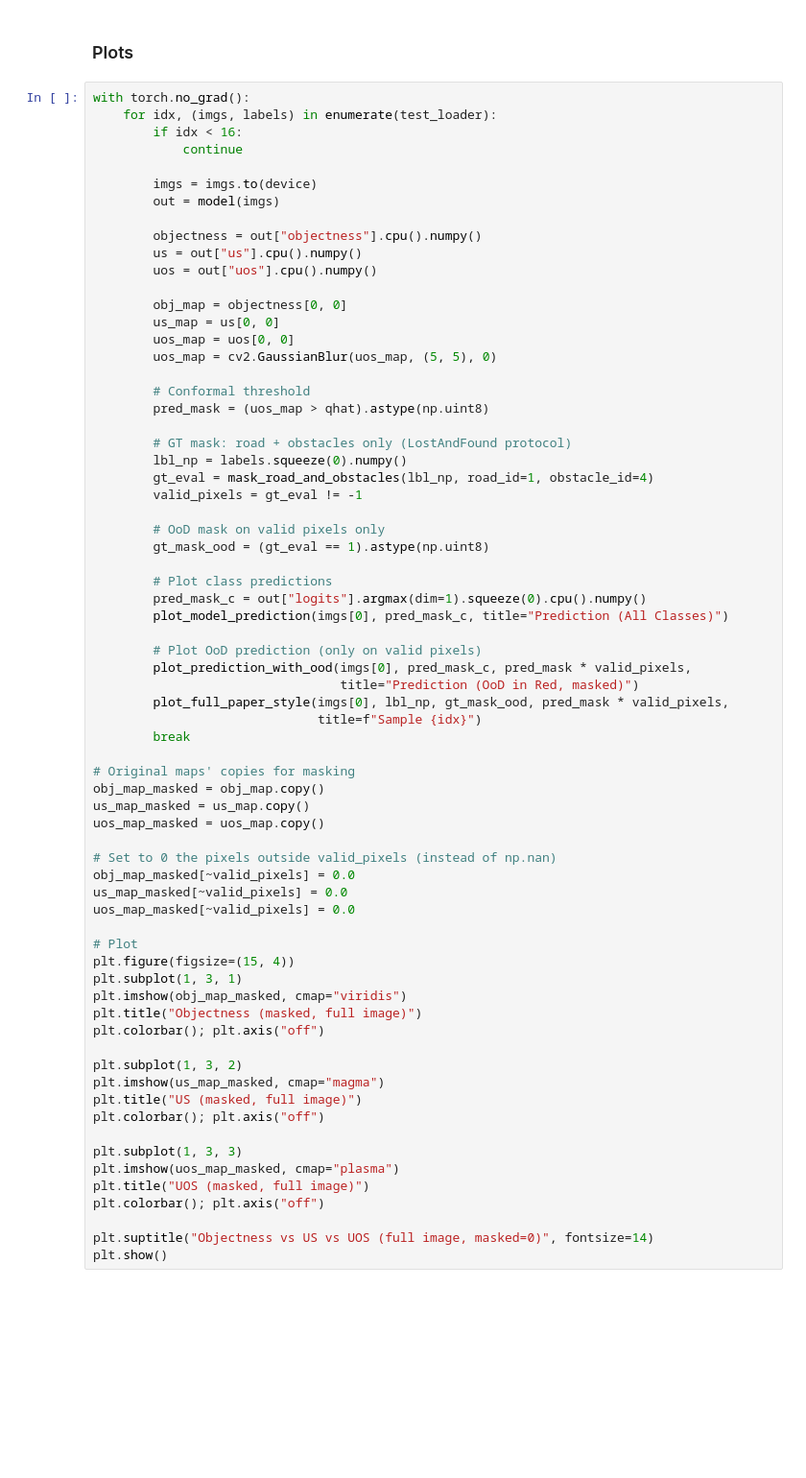
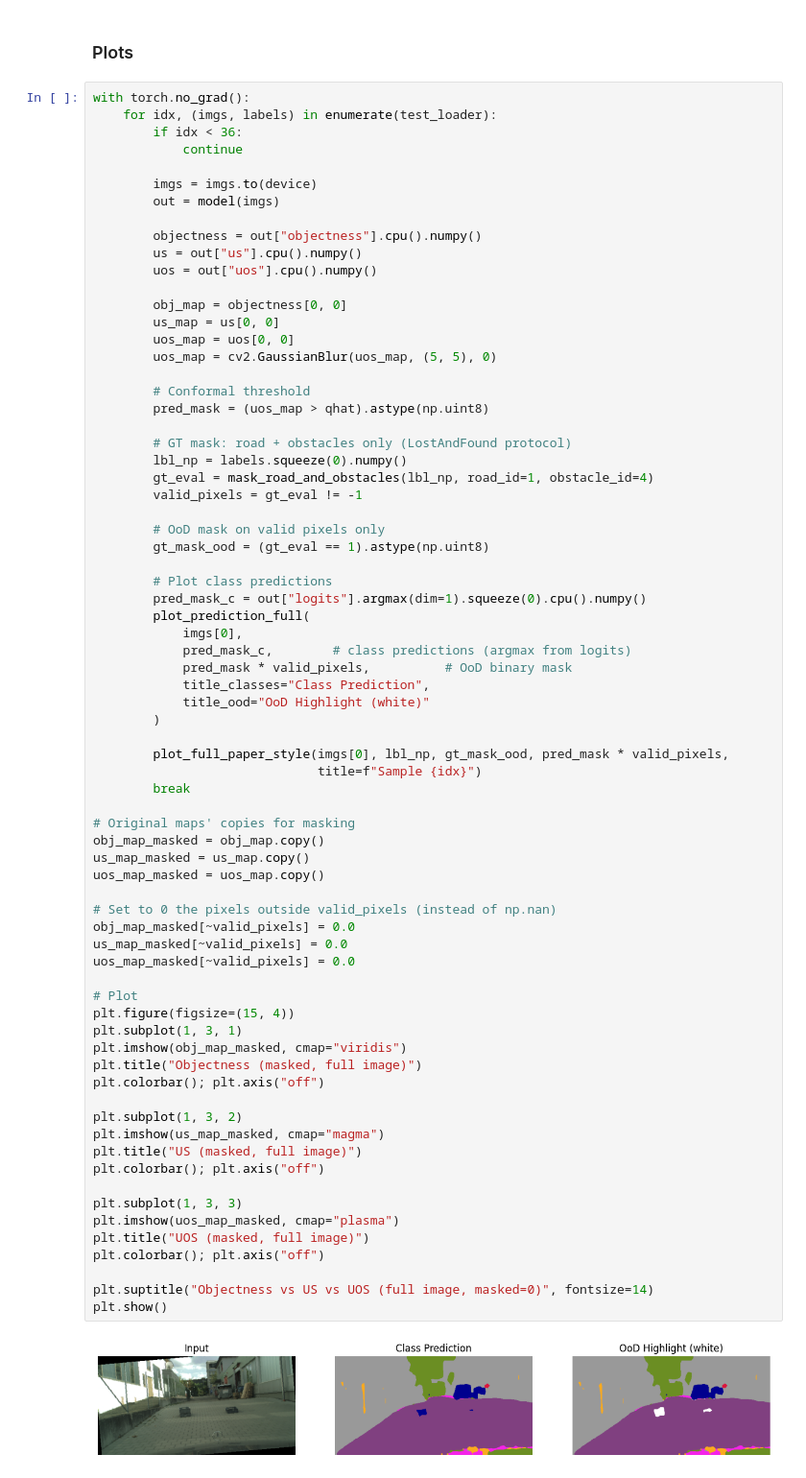
Before and after one commit to LucaColamarino/Proj11CV, a Jupyter notebook: paper_impl.ipynb, the cells around one changed output. Shown: that part at 96% size. Cells and saved outputs as stored; diff of their text form; blank space fills up the shorter version.

```diff
--- a/paper_impl.ipynb
+++ b/paper_impl.ipynb
@@ -473,7 +334,7 @@ plt.show()
 # %%
 with torch.no_grad():
     for idx, (imgs, labels) in enumerate(test_loader):
-        if idx < 16:
+        if idx < 36:
             continue
 
         imgs = imgs.to(device)
@@ -501,41 +362,46 @@ with torch.no_grad():
 
         # Plot class predictions
         pred_mask_c = out["logits"].argmax(dim=1).squeeze(0).cpu().numpy()
-        plot_model_prediction(imgs[0], pred_mask_c, title="Prediction (All Classes)")
+        plot_prediction_full(
+            imgs[0],
+            pred_mask_c,        # class predictions (argmax from logits)
+            pred_mask * valid_pixels,          # OoD binary mask
+            title_classes="Class Prediction",
+            title_ood="OoD Highlight (white)"
+        )
 
-        # Plot OoD prediction (only on valid pixels)
-        plot_prediction_with_ood(imgs[0], pred_mask_c, pred_mask * valid_pixels,
-                                 title="Prediction (OoD in Red, masked)")
         plot_full_paper_style(imgs[0], lbl_np, gt_mask_ood, pred_mask * valid_pixels,
                               title=f"Sample {idx}")
         break
 
 # Original maps' copies for masking
 obj_map_masked = obj_map.copy()
 us_map_masked = us_map.copy()
 uos_map_masked = uos_map.copy()
 
 # Set to 0 the pixels outside valid_pixels (instead of np.nan)
 obj_map_masked[~valid_pixels] = 0.0
 us_map_masked[~valid_pixels] = 0.0
 uos_map_masked[~valid_pixels] = 0.0
 
 # Plot
 plt.figure(figsize=(15, 4))
 plt.subplot(1, 3, 1)
 plt.imshow(obj_map_masked, cmap="viridis")
 plt.title("Objectness (masked, full image)")
 plt.colorbar(); plt.axis("off")
 
 plt.subplot(1, 3, 2)
 plt.imshow(us_map_masked, cmap="magma")
 plt.title("US (masked, full image)")
 plt.colorbar(); plt.axis("off")
 
 plt.subplot(1, 3, 3)
 plt.imshow(uos_map_masked, cmap="plasma")
 plt.title("UOS (masked, full image)")
 plt.colorbar(); plt.axis("off")
 
 plt.suptitle("Objectness vs US vs UOS (full image, masked=0)", fontsize=14)
 plt.show()
+# %% [output]
+[figure, added]
```
Also changed, not shown: parts of 15 cells of this notebook, 5 other files.
